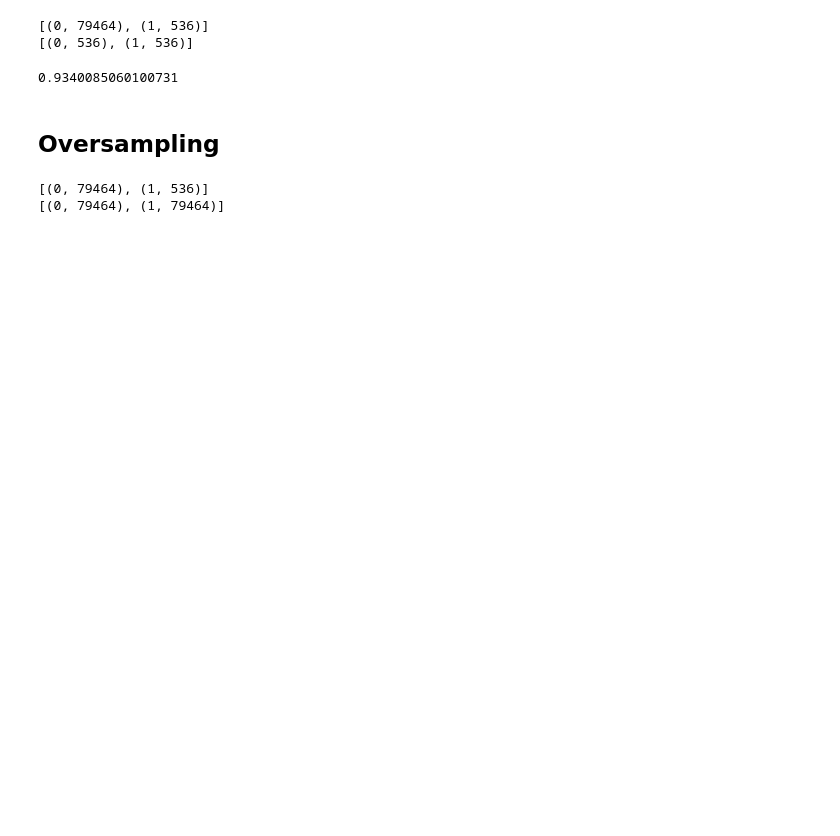
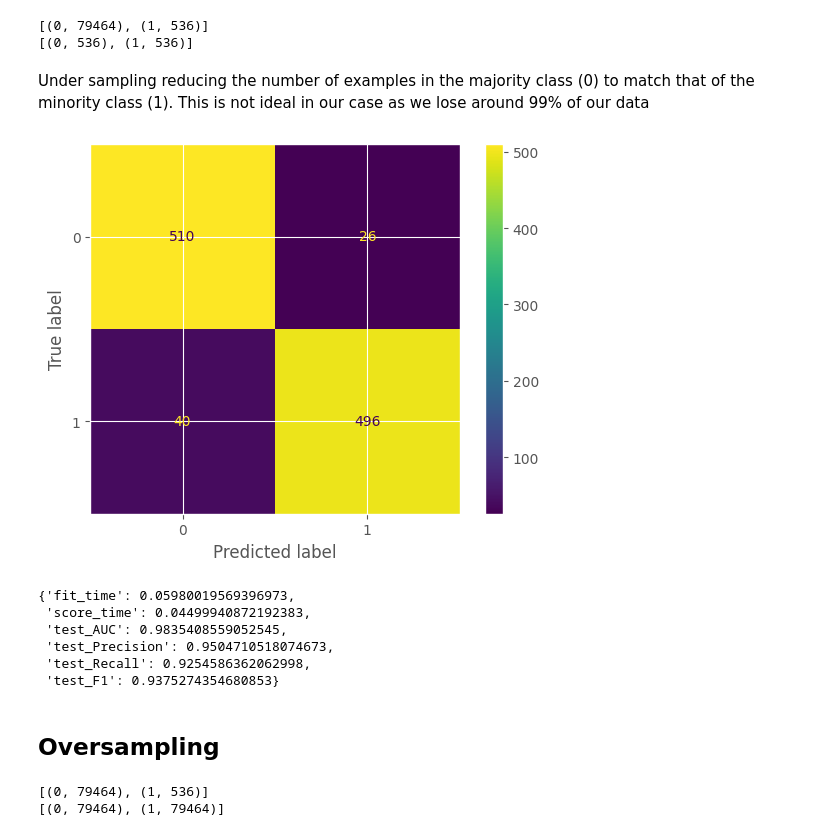
Before and after one commit to jmoro0408/Customer_Churn, a Jupyter notebook: notebooks/3_modelling.ipynb, the cells around one changed output. Drawn from its saved outputs; the diff is of its cells as text; code cells hidden in the pictures; blank space fills up the shorter version.

```diff
--- a/notebooks/3_modelling.ipynb
+++ b/notebooks/3_modelling.ipynb
@@ -112,4 +173,5 @@ At this point I'll try Under, over, and SMOTE sampling and check the results.
 ## Under Sampling
 # %%
+clf = LogisticRegression(max_iter=1000)
 cc = ClusterCentroids(random_state=0)
 X_undersampled, y_undersampled = cc.fit_resample(X_train, y_train)
@@ -119,6 +184,8 @@ print(sorted(Counter(y_undersampled).items()))
 # %% [output]
 [(0, 79464), (1, 536)]
 [(0, 536), (1, 536)]
+# %% [markdown]
+Under sampling reducing the number of examples in the majority class (0) to match that of the minority class (1). This is not ideal in our case as we lose around 99% of our data
 # %%
 LogRegDefaultUnderSampled = MLModel(
     name="Logistic Regression default params - undersampled",
@@ -126,12 +193,21 @@ LogRegDefaultUnderSampled = MLModel(
     X_train=X_undersampled,
     y_train=y_undersampled,
 )
-LogRegDefaultUnderSampled.run_all()
+LogRegDefaultUnderSampled.run_all_metrics()
 models_dict[LogRegDefaultUnderSampled.name] = LogRegDefaultUnderSampled
 # %%
-LogRegDefaultUnderSampled.f1
+LogRegDefaultUnderSampled.display_confusion_matrix()
 # %% [output]
-0.9340085060100731
+[figure, added]
+# %%
+LogRegDefaultUnderSampled.scores
+# %% [output]
+{'fit_time': 0.05980019569396973,
+ 'score_time': 0.04499940872192383,
+ 'test_AUC': 0.9835408559052545,
+ 'test_Precision': 0.9504710518074673,
+ 'test_Recall': 0.9254586362062998,
+ 'test_F1': 0.9375274354680853}
 # %% [markdown]
 ## Oversampling
 # %%
```
Also changed, not shown: parts of 28 cells of this notebook.
